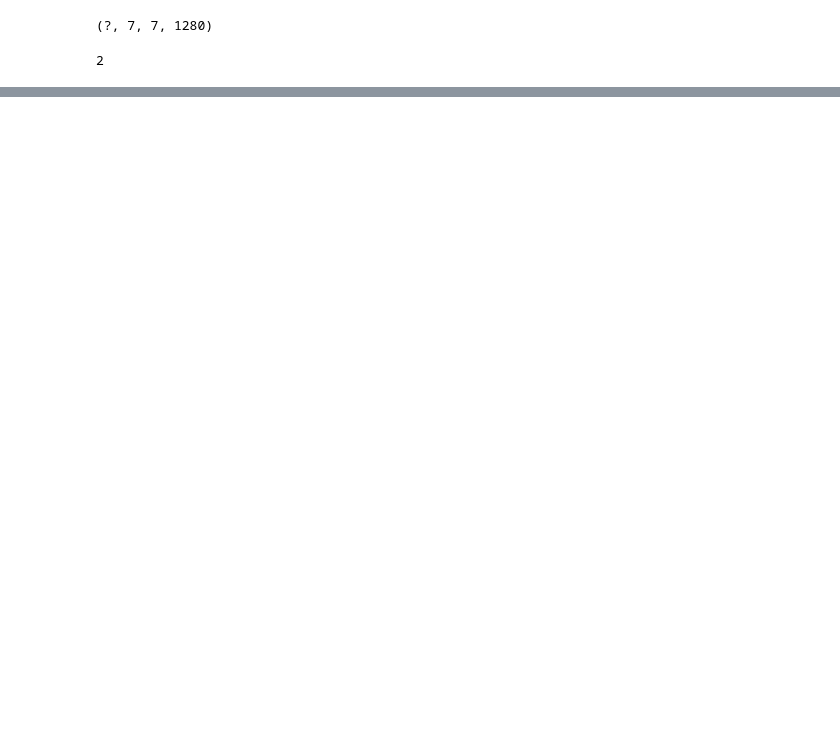
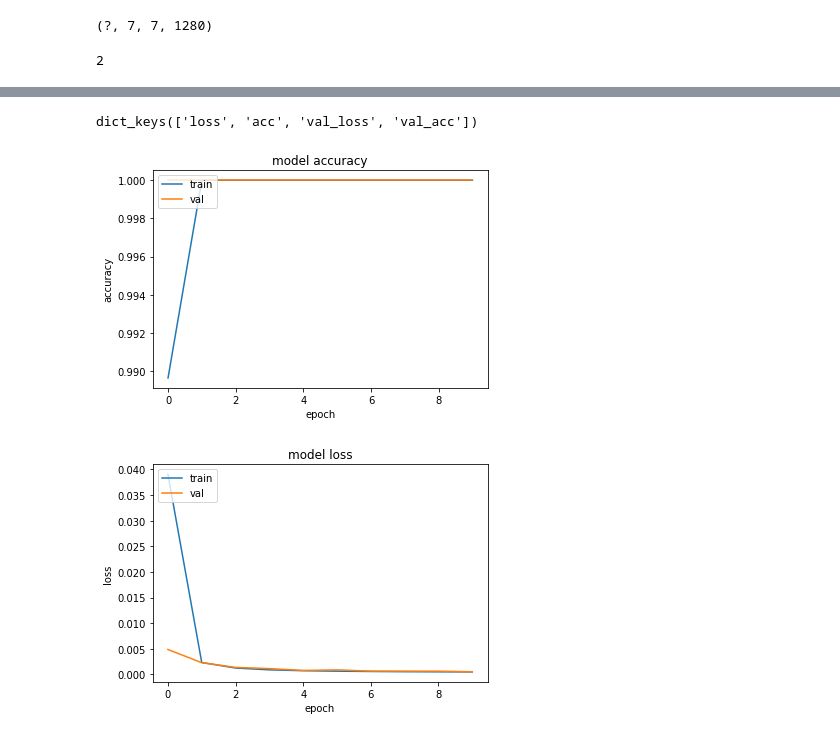
Before and after one commit to sandeeppalakkal/ML_Datascience_Practice, a Jupyter notebook: Dog_Cat_Classification.ipynb, the cells around one changed output, grey strips where cells are left out. Cells and saved outputs as stored; diff of their text form; code cells hidden in the pictures; blank space fills up the shorter version.

```diff
--- a/Dog_Cat_Classification.ipynb
+++ b/Dog_Cat_Classification.ipynb
@@ -135,6 +127,6 @@ def data_pipeline(ds,data_size,batch_size):
   return ds
 # %%
 BATCH_SIZE = 32
-train_ds_ = data_pipeline(train_ds,len(train_list),BATCH_SIZE)
-val_ds_ = data_pipeline(val_ds,len(val_list),BATCH_SIZE)
-test_ds_ = data_pipeline(test_ds,len(test_list),BATCH_SIZE)
+train_ds_ = data_pipeline(train_dict,min(1000,len(train_dict)),BATCH_SIZE)
+val_ds_ = data_pipeline(val_dict,min(1000,len(val_dict)),BATCH_SIZE)
+test_ds_ = data_pipeline(test_dict,min(1000,len(test_dict)),BATCH_SIZE)
@@ -171,9 +162,11 @@ label_names = ['cat','dog']
 model = tf.keras.Sequential([
   mobile_net,
   tf.keras.layers.GlobalAveragePooling2D(),
-  tf.keras.layers.Dense(len(label_names))])
+  tf.keras.layers.Dense(len(label_names),
+                        activation = 'softmax',
+                       kernel_regularizer=tf.keras.regularizers.l2(0.0001))])
 # %%
-model.compile(optimizer=tf.train.AdamOptimizer(),
+model.compile(optimizer=tf.train.AdamOptimizer(learning_rate=0.0001),
               loss=tf.keras.losses.sparse_categorical_crossentropy,
               metrics=["accuracy"])
 # %%
@@ -198,6 +191,6 @@ Trainable params: 2,562
 Non-trainable params: 2,257,984
 _________________________________________________________________
 # %%
-model.fit(keras_train_ds, validation_data=keras_val_ds,validation_steps=2,
-          validation_freq=1, epochs=10, steps_per_epoch=len(train_list)//BATCH_SIZE)
+history = model.fit(keras_train_ds, validation_data=keras_test_ds,validation_steps=3,
+          validation_freq=1, epochs=10, steps_per_epoch=len(train_dict)//BATCH_SIZE)
 # %% [output]
@@ -208,3 +217,27 @@ Epoch 1/10
+# %%
+import matplotlib.pyplot as plt
+# list all data in history
+print(history.history.keys())
+# summarize history for accuracy
+plt.plot(history.history['acc'])
+plt.plot(history.history['val_acc'])
+plt.title('model accuracy')
+plt.ylabel('accuracy')
+plt.xlabel('epoch')
+plt.legend(['train', 'val'], loc='upper left')
+plt.show()
+# summarize history for loss
+plt.plot(history.history['loss'])
+plt.plot(history.history['val_loss'])
+plt.title('model loss')
+plt.ylabel('loss')
+plt.xlabel('epoch')
+plt.legend(['train', 'val'], loc='upper left')
+plt.show()
+# %% [output]
+dict_keys(['loss', 'acc', 'val_loss', 'val_acc'])
+[figure, added]
+[figure, added]
 # %%
 # serialize model to JSON
 model_path = '/content/gdrive/My Drive/Datasets/DogCat/'
```
Also changed, not shown: parts of 45 cells of this notebook.
